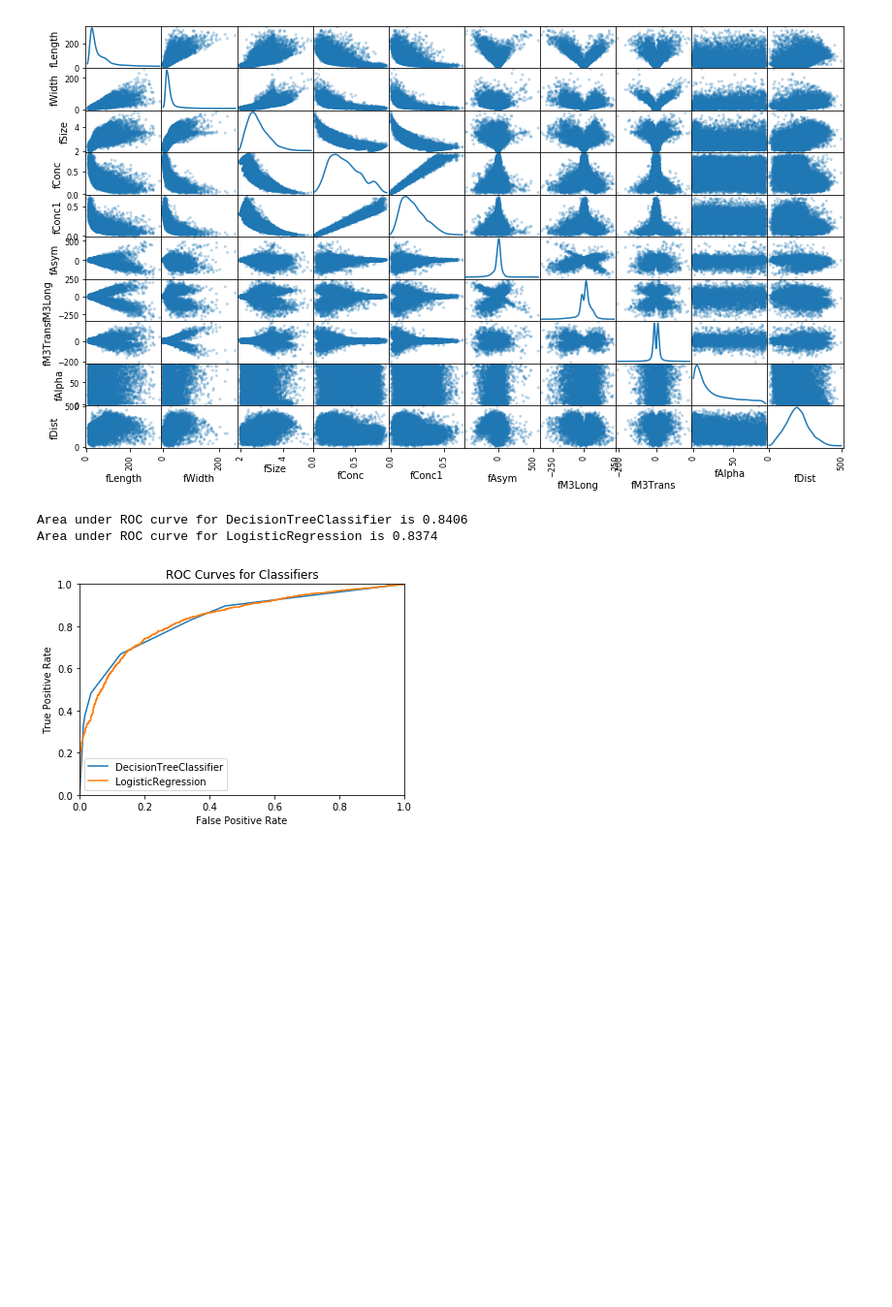
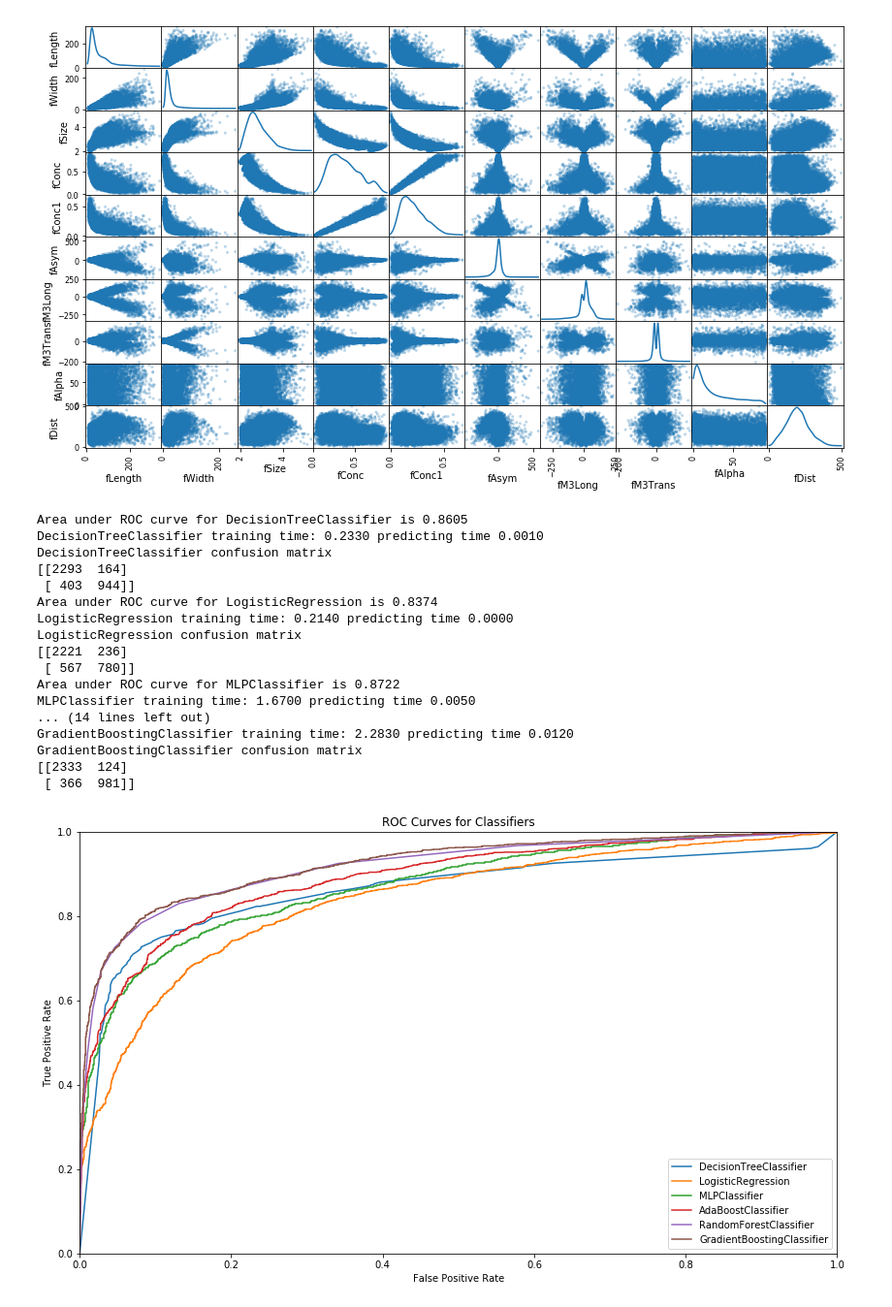
Before and after one commit to alrPhysics/MAGIC, a Jupyter notebook: MAGIC.ipynb, the cells around one changed output. Shown at 97% size. Cells and saved outputs as stored; diff of their text form; code cells hidden in the pictures; blank space fills up the shorter version.

```diff
--- a/MAGIC.ipynb
+++ b/MAGIC.ipynb
@@ -58,40 +59,84 @@ display(features.describe())
 # %%
 X_train, X_test, y_train, y_test = train_test_split(features, gamma_class, test_size = 0.2, random_state = 0)
 # %%
-def train_predict_plot(learners, X_train, X_test, y_train, y_test):
+def train_predict_plot(learners, X_train, X_test, y_train, y_test, show_auc, show_times, show_confusion):
     roc = {}
+    times = {}
+    plt.figure(figsize = (14,8));
     for learner in learners:
 
         learner_name = learner.__class__.__name__
 
+        start = time()
         learner.fit(X_train, y_train)
+        end = time()
+        train = end-start
+
+        start = time()
         y_pred_prob = learner.predict_proba(X_test)[:,1]
+        end = time()
+        pred = end-start
+        times[learner_name] = {'train_time':train, 'pred_time':pred}
 
         fpr, tpr, thresholds = metrics.roc_curve(y_test, y_pred_prob)
         auc = metrics.roc_auc_score(y_test, y_pred_prob)
         roc[learner_name] = {'fpr':fpr, 'tpr':tpr, 'thresholds':thresholds, 'auc':auc}
         plt.plot(roc[learner_name]['fpr'],roc[learner_name]['tpr'], label = learner_name);
-        print 'Area under ROC curve for {} is {:.4f}'.format(learner_name, roc[learner_name]['auc'])
+
+
+        if show_auc:
+            print 'Area under ROC curve for {} is {:.4f}'.format(learner_name, roc[learner_name]['auc'])
+        if show_times:
+            print '{} training time: {:.4f} predicting time {:.4f}'.format(learner_name, times[learner_name]['train_time'],
+                                                                   times[learner_name]['pred_time'])
+        if show_confusion:
+            y_pred = learner.predict(X_test)
+            print '{} confusion matrix'.format(learner_name)
+            print metrics.confusion_matrix(y_test, y_pred)
+            confusion = metrics.confusion_matrix(y_test, y_pred)
 
     plt.xlim([0.0, 1.0])
     plt.ylim([0.0, 1.0])
     plt.title('ROC Curves for Classifiers')
     plt.xlabel('False Positive Rate')
     plt.ylabel('True Positive Rate')
-    plt.legend();
+    plt.legend(loc = 4);
+
 
     return roc
 # %%
 from sklearn.tree import DecisionTreeClassifier
 from sklearn.linear_model import LogisticRegression
+from sklearn.neural_network import MLPClassifier
+from sklearn.ensemble import AdaBoostClassifier, RandomForestClassifier, GradientBoostingClassifier
 
-clf_A = DecisionTreeClassifier(random_state = 0, max_depth =3)
+
+clf_A = DecisionTreeClassifier(random_state = 0, max_depth =10)
 clf_B = LogisticRegression(random_state = 0)
+clf_C = MLPClassifier(random_state = 0)
+clf_D = AdaBoostClassifier(random_state = 0)
+clf_E = RandomForestClassifier(random_state = 0)
+clf_F = GradientBoostingClassifier(random_state =0)
 
-learners = [clf_A, clf_B]
+learners = [clf_A, clf_B, clf_C, clf_D, clf_E, clf_F]
 
-roc = train_predict_plot(learners, X_train, X_test, y_train, y_test)
+roc = train_predict_plot(learners, X_train, X_test, y_train, y_test, True, True, True)
 # %% [output]
-Area under ROC curve for DecisionTreeClassifier is 0.8406
+Area under ROC curve for DecisionTreeClassifier is 0.8605
+DecisionTreeClassifier training time: 0.2330 predicting time 0.0010
+DecisionTreeClassifier confusion matrix
+[[2293  164]
+ [ 403  944]]
 Area under ROC curve for LogisticRegression is 0.8374
+LogisticRegression training time: 0.2140 predicting time 0.0000
+LogisticRegression confusion matrix
+[[2221  236]
+ [ 567  780]]
+Area under ROC curve for MLPClassifier is 0.8722
+MLPClassifier training time: 1.6700 predicting time 0.0050
+... (14 lines left out)
+GradientBoostingClassifier training time: 2.2830 predicting time 0.0120
+GradientBoostingClassifier confusion matrix
+[[2333  124]
+ [ 366  981]]
-[figure, old version]
+[figure, new version]
```
Also changed, not shown: parts of 5 cells of this notebook.
